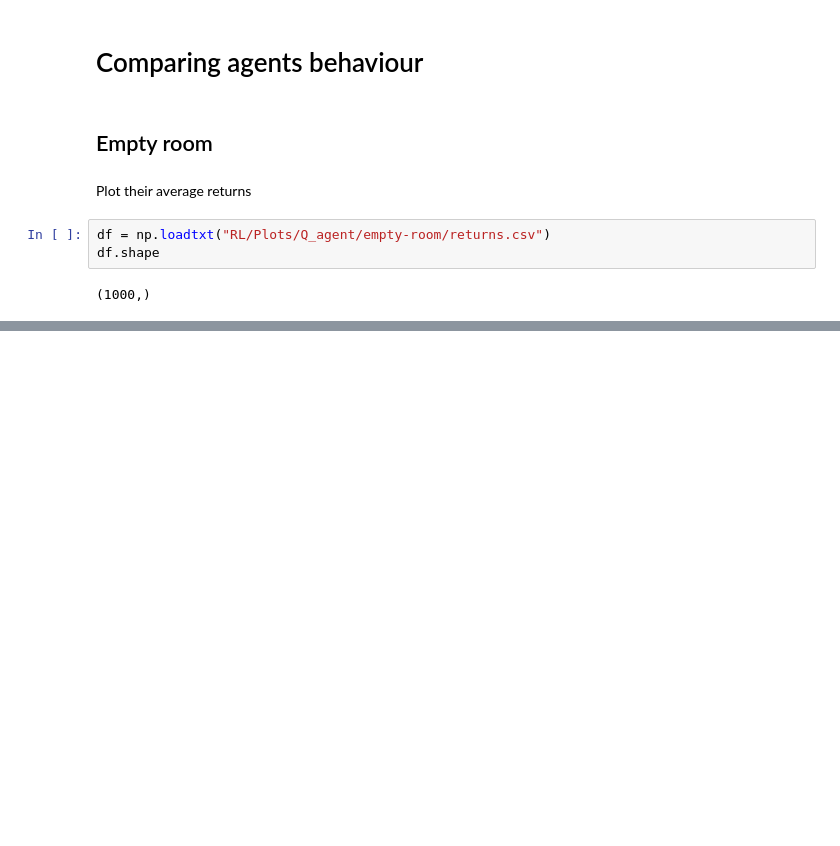
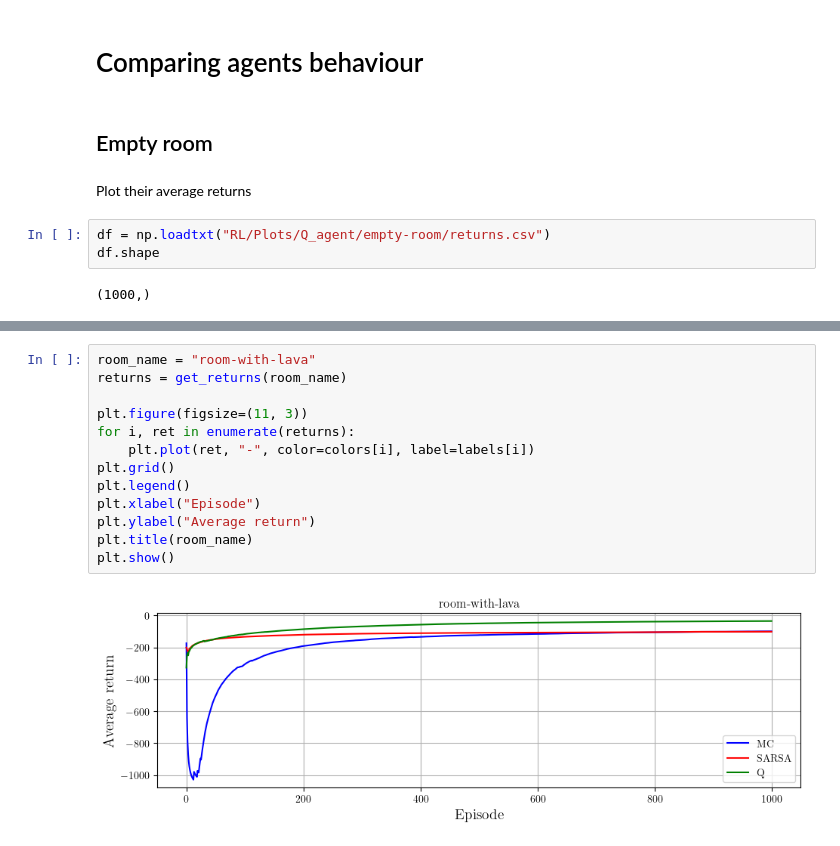
Before and after one commit to ThibeauWouters/MAI, a Jupyter notebook: RL_visualizations.ipynb, the cells around one changed output, grey strips where cells are left out. Cells and saved outputs as stored; diff of their text form; blank space fills up the shorter version.

```diff
--- a/RL_visualizations.ipynb
+++ b/RL_visualizations.ipynb
@@ -71,0 +71,15 @@ plt.show()
+# %%
+room_name = "room-with-lava"
+returns = get_returns(room_name)
+
+plt.figure(figsize=(11, 3))
+for i, ret in enumerate(returns):
+    plt.plot(ret, "-", color=colors[i], label=labels[i])
+plt.grid()
+plt.legend()
+plt.xlabel("Episode")
+plt.ylabel("Average return")
+plt.title(room_name)
+plt.show()
+# %% [output]
+[figure, added]
```
Also changed, not shown: parts of 5 cells of this notebook, 59 other files.
